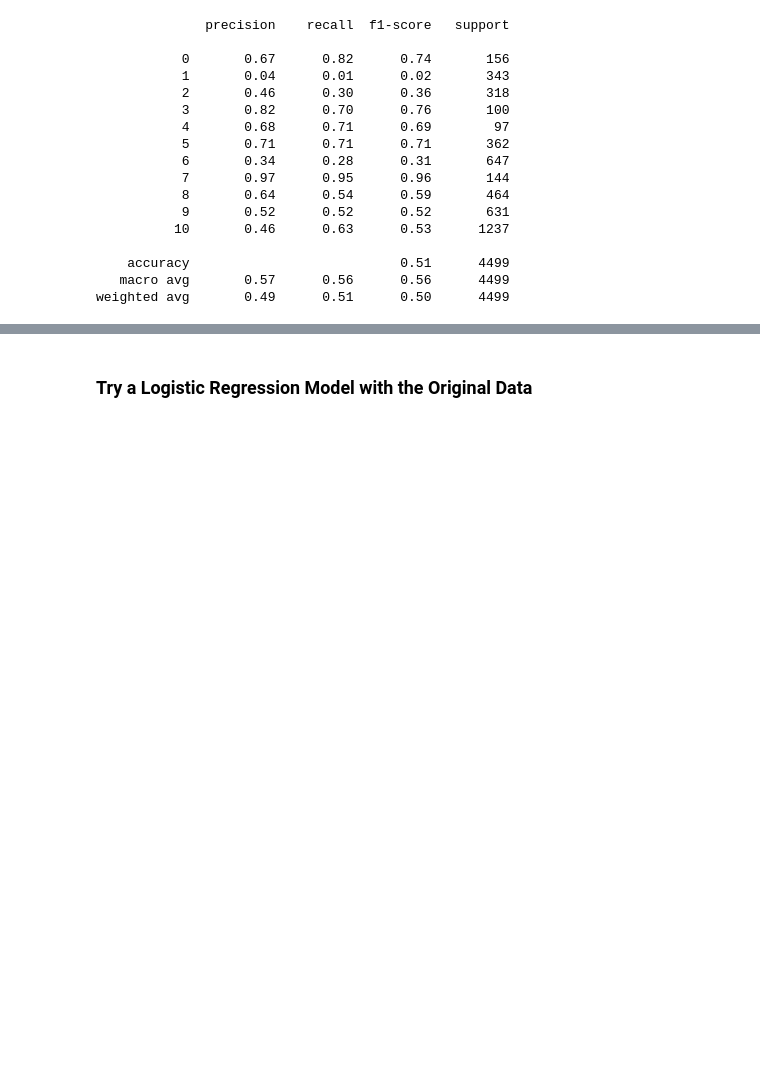
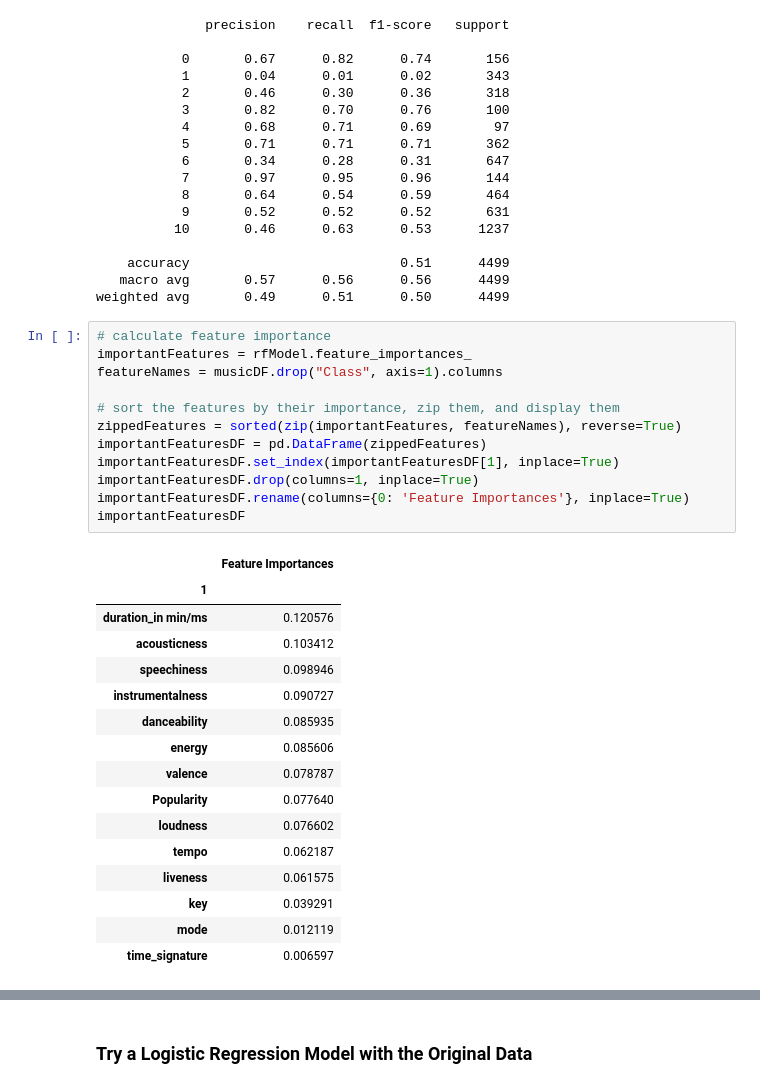
Before and after one commit to tenntully/Project-4_TeamTyrell, a Jupyter notebook: Project4-MusicML-GenrePrediction.ipynb, the cells around one changed output, grey strips where cells are left out. Cells and saved outputs as stored; diff of their text form; blank space fills up the shorter version.

```diff
--- a/Project4-MusicML-GenrePrediction.ipynb
+++ b/Project4-MusicML-GenrePrediction.ipynb
@@ -175,3 +175,32 @@ print(classification_report(y_test, predictedValues))
     accuracy                           0.51      4499
    macro avg       0.57      0.56      0.56      4499
 weighted avg       0.49      0.51      0.50      4499
+# %%
+# calculate feature importance
+importantFeatures = rfModel.feature_importances_
+featureNames = musicDF.drop("Class", axis=1).columns
+
+# sort the features by their importance, zip them, and display them
+zippedFeatures = sorted(zip(importantFeatures, featureNames), reverse=True)
+importantFeaturesDF = pd.DataFrame(zippedFeatures)
+importantFeaturesDF.set_index(importantFeaturesDF[1], inplace=True)
+importantFeaturesDF.drop(columns=1, inplace=True)
+importantFeaturesDF.rename(columns={0: 'Feature Importances'}, inplace=True)
+importantFeaturesDF
+# %% [output]
+|  | Feature Importances |
+| 1 |  |
+| duration_in min/ms | 0.120576 |
+| acousticness | 0.103412 |
+| speechiness | 0.098946 |
+| instrumentalness | 0.090727 |
+| danceability | 0.085935 |
+| energy | 0.085606 |
+| valence | 0.078787 |
+| Popularity | 0.077640 |
+| loudness | 0.076602 |
+| tempo | 0.062187 |
+| liveness | 0.061575 |
+| key | 0.039291 |
+| mode | 0.012119 |
+| time_signature | 0.006597 |
```
Also changed, not shown: parts of 13 cells of this notebook.
